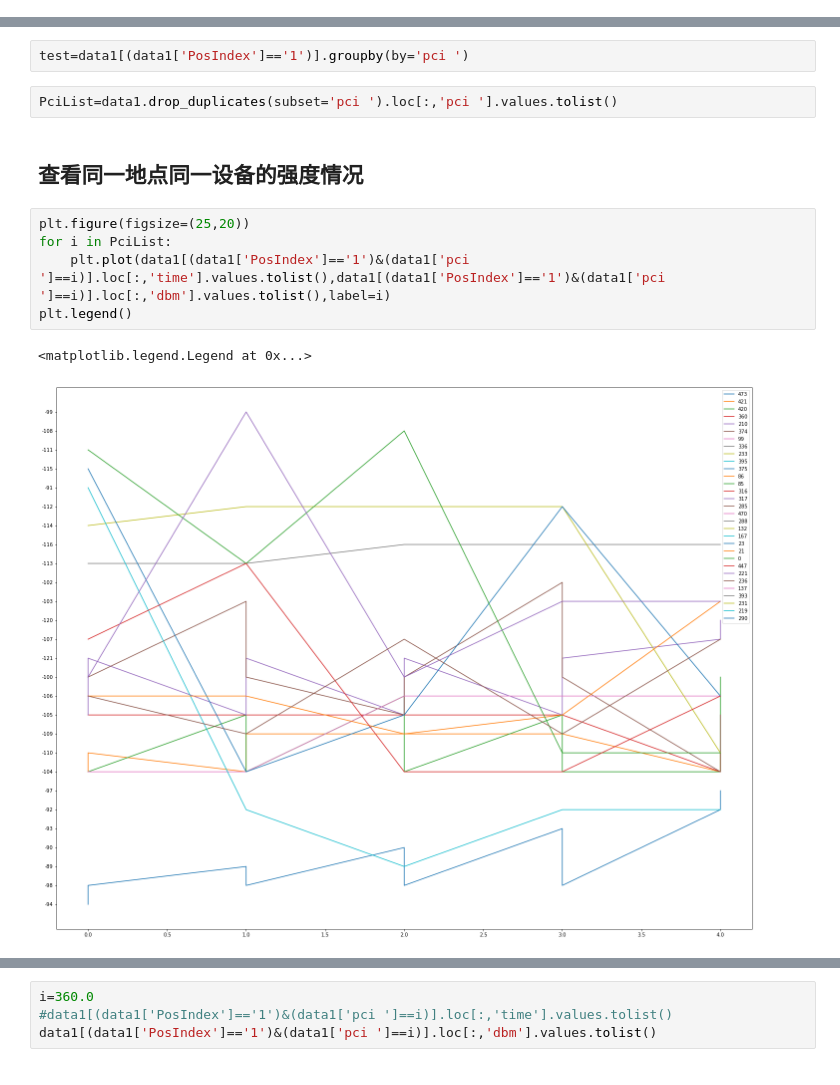
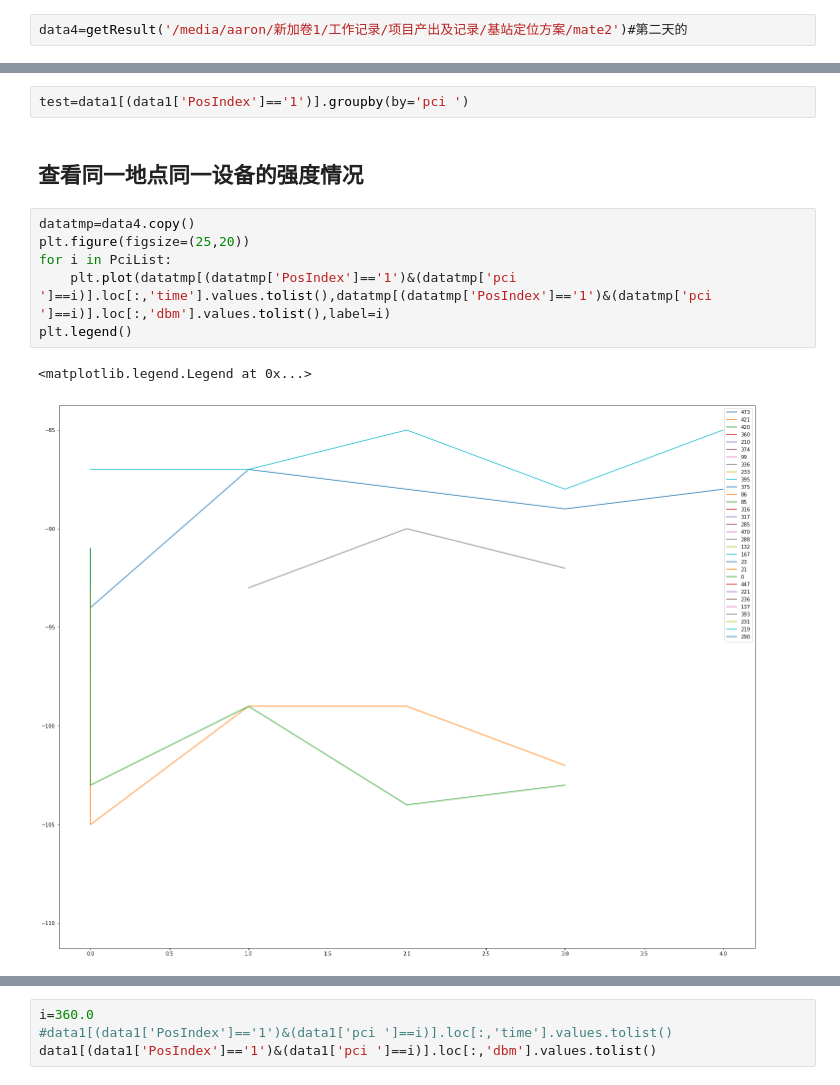
Before and after one commit to AAAAaron/PositionByCell, a Jupyter notebook: positionByCell.ipynb, the cells around one changed output, grey strips where cells are left out. Cells and saved outputs as stored; diff of their text form.

```diff
--- a/positionByCell.ipynb
+++ b/positionByCell.ipynb
@@ -75,3 +59,5 @@ data2
+# %%
+data4=getResult('/media/aaron/新加卷1/工作记录/项目产出及记录/基站定位方案/mate2')#第二天的
 # %%
 data1.columns
 # %% [output]
@@ -80,15 +66,14 @@ Index(['PosIndex', 'time', 'mcc ', 'mnc ', 'ci ', 'pci ', 'tac', 'dbm',
       dtype='object')
 # %%
 test=data1[(data1['PosIndex']=='1')].groupby(by='pci ')
-# %%
-PciList=data1.drop_duplicates(subset='pci ').loc[:,'pci '].values.tolist()
 # %% [markdown]
 ## 查看同一地点同一设备的强度情况
 # %%
+datatmp=data4.copy()
 plt.figure(figsize=(25,20))
 for i in PciList:
-    plt.plot(data1[(data1['PosIndex']=='1')&(data1['pci ']==i)].loc[:,'time'].values.tolist(),data1[(data1['PosIndex']=='1')&(data1['pci ']==i)].loc[:,'dbm'].values.tolist(),label=i)
+    plt.plot(datatmp[(datatmp['PosIndex']=='1')&(datatmp['pci ']==i)].loc[:,'time'].values.tolist(),datatmp[(datatmp['PosIndex']=='1')&(datatmp['pci ']==i)].loc[:,'dbm'].values.tolist(),label=i)
 plt.legend()
 # %% [output]
 <matplotlib.legend.Legend at 0x...>
-[figure, old version]
+[figure, new version]
```
Also changed, not shown: parts of 24 cells of this notebook, 1 other file.
